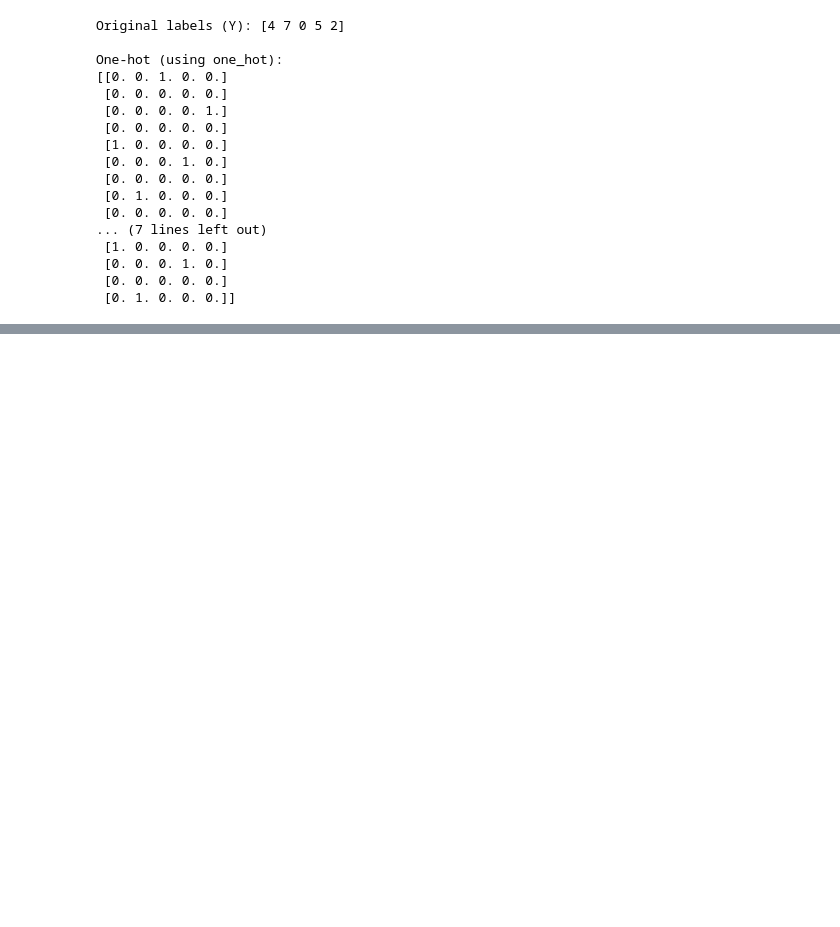
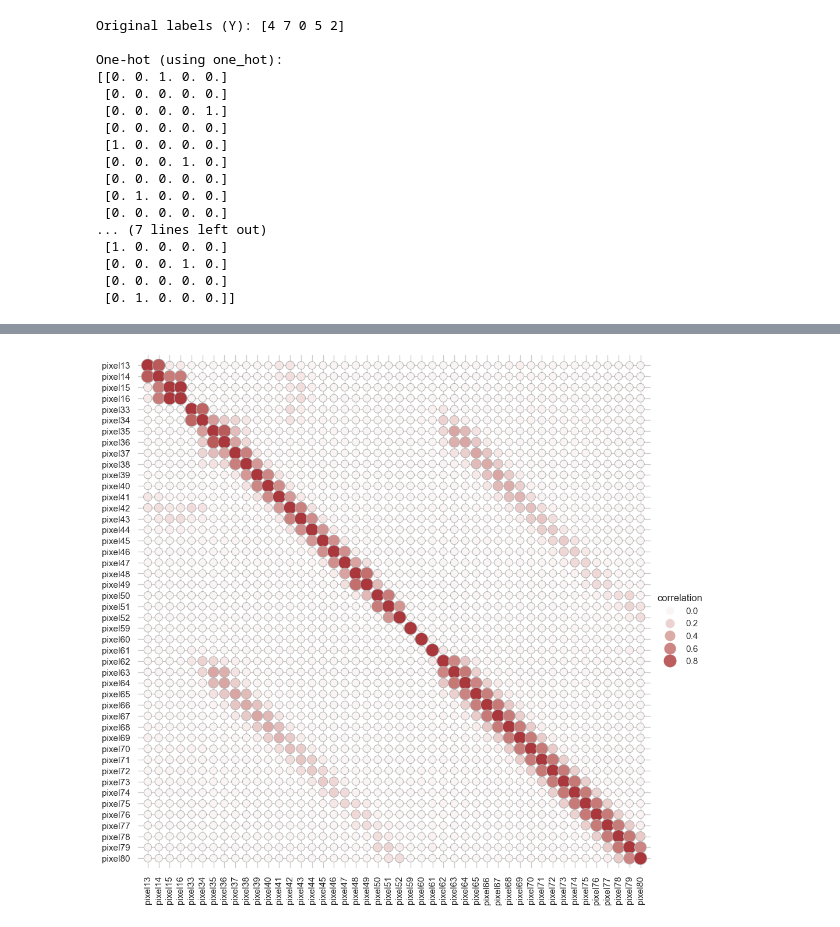
Before and after one commit to danacreyes/NeuralNetwork-2024, a Jupyter notebook: Extra.ipynb, the cells around one changed output, grey strips where cells are left out. Cells and saved outputs as stored; diff of their text form; code cells hidden in the pictures; blank space fills up the shorter version.

```diff
--- a/Extra.ipynb
+++ b/Extra.ipynb
@@ -199,0 +224,36 @@ One-hot (using one_hot):
+# %%
+from sklearn.datasets import fetch_openml
+import seaborn as sns
+import matplotlib.pyplot as plt
+import pandas as pd
+
+# Establecer el tema de Seaborn
+sns.set_theme(style="whitegrid")
+
+# Cargar el dataset MNIST y seleccionar una submuestra de 100 píxeles
+mnist = fetch_openml('mnist_784', version=1)
+X = mnist['data'] / 255.0
+X_sample = X.iloc[:, :80]  # Seleccionamos solo las primeras 100 columnas de píxeles
+
+# Calcular la matriz de correlación y convertirla a formato largo
+corr_mat = X_sample.corr().stack().reset_index(name="correlation")
+corr_mat.columns = ["level_0", "level_1", "correlation"]
+
+# Dibujar cada celda como un punto con tamaño y color variables
+g = sns.relplot(
+    data=corr_mat,
+    x="level_0", y="level_1", hue="correlation", size="correlation",
+    palette="vlag", hue_norm=(-1, 1), edgecolor=".7",
+    height=10, sizes=(50, 250), size_norm=(-.2, .8)
+)
+
+# Ajustes finales en el gráfico
+g.set(xlabel="", ylabel="", aspect="equal")
+g.despine(left=True, bottom=True)
+g.ax.margins(.02)
+for label in g.ax.get_xticklabels():
+    label.set_rotation(90)
+
+plt.show()
+# %% [output]
+[figure, added]
```
Also changed, not shown: parts of 1 cell of this notebook, 2 other files.
